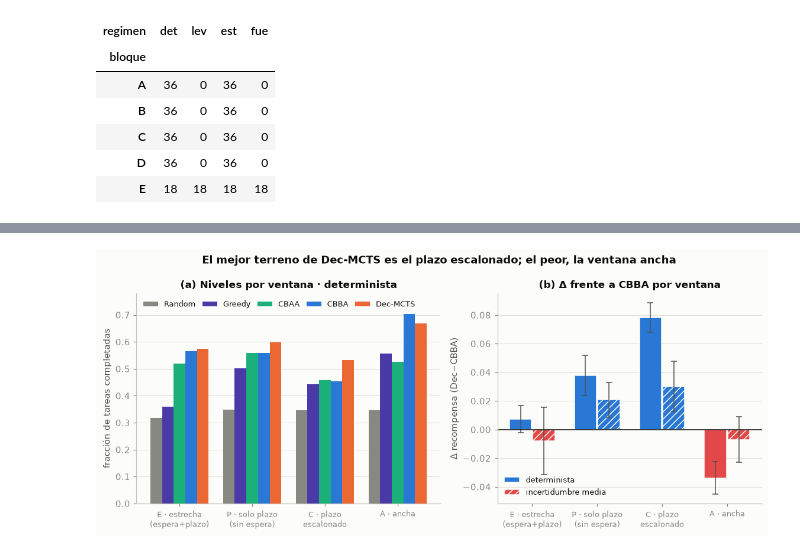
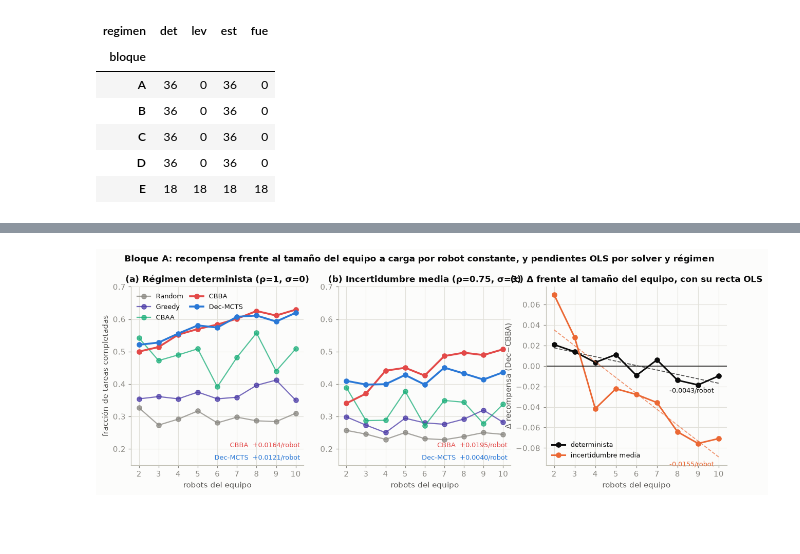
Before and after one commit to manuolias/DEC-MRTAU, a Jupyter notebook: analisis/evaluacion_final.ipynb, the cells around one changed output, grey strips where cells are left out. Drawn from its saved outputs; the diff is of its cells as text; code cells hidden in the pictures; blank space fills up the shorter version.

```diff
--- a/analisis/evaluacion_final.ipynb
+++ b/analisis/evaluacion_final.ipynb
@@ -59,18 +82,24 @@ from pathlib import Path
 RUTA = Path('catalogo_v3.csv') if Path('catalogo_v3.csv').exists() else Path('analisis/catalogo_v3.csv')
 FIGS = RUTA.parent / 'figuras'; FIGS.mkdir(exist_ok=True)
 
-# ── Paleta (validada para daltonismo: CVD ΔE 9.2, visión normal 16.3, all-pairs) ──
+# ── Paleta base (validada para daltonismo: CVD ΔE 9.2, visión normal 16.3, all-pairs) ──
 INK, INK2, MUTED    = '#0b0b0b', '#52514e', '#898781'
 GRID, AXIS, SURFACE = '#e1e0d9', '#c3c2b7', '#fcfcfb'
-NEG, POS, MID       = '#e34948', '#2a78d6', '#f0efec'      # divergente: rojo ↔ azul
-DIV = LinearSegmentedColormap.from_list('div', [NEG, MID, POS])
+NEG, POS, MID       = '#e34948', '#2a78d6', '#f0efec'      # rojo ↔ azul (escala divergente)
+DIV = LinearSegmentedColormap.from_list('div', [NEG, MID, POS])   # solo para DIFERENCIAS
+SEQ = LinearSegmentedColormap.from_list('seq', [SURFACE, '#2f2e2b'])  # magnitudes sin signo
 
-COLOR  = {'cbba': '#2a78d6', 'dec-mcts-v4-g9999': '#eb6834',
-          'cbaa': '#1baf7a', 'greedy': '#4a3aa7', 'random': MUTED}
-NOMBRE = {'cbba': 'CBBA', 'dec-mcts-v4-g9999': 'Dec-MCTS', 'cbaa': 'CBAA',
-          'greedy': 'Greedy', 'random': 'Random'}
+# ── Color fijo por solver, idéntico en todas las figuras del cuaderno ──
+COLOR  = {'random': MUTED, 'greedy': '#4a3aa7', 'cbaa': '#1baf7a',
+          'cbba': NEG, 'dec-mcts-v4-g9999': POS}
+NOMBRE = {'random': 'Random', 'greedy': 'Greedy', 'cbaa': 'CBAA',
+          'cbba': 'CBBA', 'dec-mcts-v4-g9999': 'Dec-MCTS'}
 SOLVERS = ['random', 'greedy', 'cbaa', 'cbba', 'dec-mcts-v4-g9999']
 DEC, REF = 'dec-mcts-v4-g9999', 'cbba'
+
+# ── Colores auxiliares: NO corresponden a ningún solver ──
+C_REG = {'det': INK, 'est': '#eb6834'}                     # cortes por régimen
+C_TAM = {2: '#b9b8b0', 5: '#7a7974', 10: INK}              # cortes por tamaño de equipo
 
 REGS    = ['det', 'lev', 'est', 'fue']
 REGIMEN = {'det': 'determinista\nρ=1.0  σ=0', 'lev': 'leve\nρ=0.9  σ=1',
@@ -703,32 +683,43 @@ Efecto de cambiar la ventana sobre la Δ (pareado contra el mismo escenario con
 # %%
-fig, (ax1, ax2) = plt.subplots(1, 2, figsize=(12.4, 4.2), gridspec_kw={'width_ratios': [1.15, 1]})
+fig, axes = plt.subplots(1, 3, figsize=(13.6, 4.1), gridspec_kw={'width_ratios': [1, 1, 1.05]})
 
-ords = ['E', 'P', 'C', 'A']
-# (a) niveles de los cinco solvers por ventana, régimen determinista
-sub = comb[comb.regimen == 'det'].groupby('ventana', observed=True)[SOLVERS].mean().reindex(ords)
-x, w = np.arange(4), 0.16
-for k, s in enumerate(SOLVERS):
-    ax1.bar(x + (k - 2) * w, sub[s].values, w, color=COLOR[s], label=NOMBRE[s])
-ax1.set_xticks(x, [VENTANA[v] for v in ords], fontsize=8.5)
-ax1.set_ylabel('fracción de tareas completadas'); ax1.set_ylim(0, 0.78)
-ax1.set_title('(a) Niveles por ventana · determinista')
-ax1.legend(ncol=5, fontsize=8.2, loc='upper left', columnspacing=.9)
-ax1.grid(axis='x', visible=False)
+for ax, reg, tit in zip(axes[:2], ('det', 'est'),
+                        ('(a) Régimen determinista (ρ=1, σ=0)',
+                         '(b) Incertidumbre media (ρ=0.75, σ=3)')):
+    s = A[A.regimen == reg]
+    for sol in SOLVERS:
+        y = s.groupby('robots')[sol].mean()
+        ax.plot(y.index, y.values, marker='o', color=COLOR[sol], label=NOMBRE[sol],
+                lw=2.4 if sol in (DEC, REF) else 1.5,
+                zorder=3 if sol in (DEC, REF) else 2, alpha=1 if sol in (DEC, REF) else .75)
+    for k, sol in enumerate((REF, DEC)):                 # pendientes OLS, en una esquina libre
+        b, _ = pendiente(s.robots, s[sol])
+        ax.text(0.98, 0.10 - 0.07 * k, f'{NOMBRE[sol]}  {b:+.4f}/robot', transform=ax.transAxes,
+                ha='right', fontsize=8.5, color=COLOR[sol])
+    ax.set_xlabel('robots del equipo'); ax.set_ylim(0.15, 0.70); ax.set_title(tit)
+    ax.set_xticks(range(2, 11))
+axes[0].set_ylabel('fracción de tareas completadas')
+axes[0].legend(loc='upper left', fontsize=8.5, ncol=2, columnspacing=1)
 
-# (b) Δ por ventana y régimen
-for j, (reg, hatch, lab) in enumerate((('det', None, 'determinista'), ('est', '///', 'incertidumbre media'))):
-    d = comb[comb.regimen == reg].groupby('ventana', observed=True).delta.agg(['mean', 'sem']).reindex(ords)
-    ax2.bar(x + (j - 0.5) * 0.36, d['mean'], 0.34, yerr=d['sem'], hatch=hatch, label=lab,
-            color=[POS if v > 0 else NEG for v in d['mean']], edgecolor=SURFACE,
-            error_kw=dict(ecolor=INK2, elinewidth=1, capsize=3))
-ax2.axhline(0, color=INK, lw=1)
-ax2.set_xticks(x, [VENTANA[v] for v in ords], fontsize=8.5)
-ax2.set_ylabel('Δ recompensa (Dec−CBBA)'); ax2.set_title('(b) Δ frente a CBBA por ventana')
-ax2.legend(fontsize=8.5, loc='lower left'); ax2.grid(axis='x', visible=False)
+# (c) la Δ frente al tamaño del equipo
+ax = axes[2]
+for reg, lab in (('det', 'determinista'), ('est', 'incertidumbre media')):
+    s = A[A.regimen == reg]
+    y = s.groupby('robots').delta.mean()
+    ax.plot(y.index, y.values, marker='o', color=C_REG[reg], label=lab, lw=2)
+    b, a = np.polyfit(s.robots, s.delta, 1)
+    xs = np.array([2, 10]); ax.plot(xs, a + b * xs, color=C_REG[reg], ls='--', lw=1.2, alpha=.7)
+    ax.annotate(f'{b:+.4f}/robot', (10, a + b * 10), xytext=(-6, -12),
+                textcoords='offset points', ha='right', fontsize=8.5, color=C_REG[reg])
+ax.axhline(0, color=INK, lw=1)
+ax.set_xticks(range(2, 11)); ax.set_xlabel('robots del equipo')
+ax.set_ylabel('Δ recompensa (Dec−CBBA)')
+ax.set_title('(c) Δ frente al tamaño del equipo, con su recta OLS'); ax.legend(fontsize=8.5, loc='lower left')
 
-fig.suptitle('El mejor terreno de Dec-MCTS es el plazo escalonado; el peor, la ventana ancha',
-             fontsize=11.5, fontweight='semibold', y=1.02, color=INK)
-guardar(fig, 'p2_B_ventana'); plt.show()
+fig.suptitle('Bloque A: recompensa frente al tamaño del equipo a carga por robot constante, '
+             'y pendientes OLS por solver y régimen',
+             fontsize=11, fontweight='semibold', y=1.02, color=INK)
+guardar(fig, 'p2_A_escalado'); plt.show()
 # %% [output]
-[figure, old version]
+[figure, new version]
 # %% [markdown]
```
Also changed, not shown: parts of 100 cells of this notebook, 33 other files.
